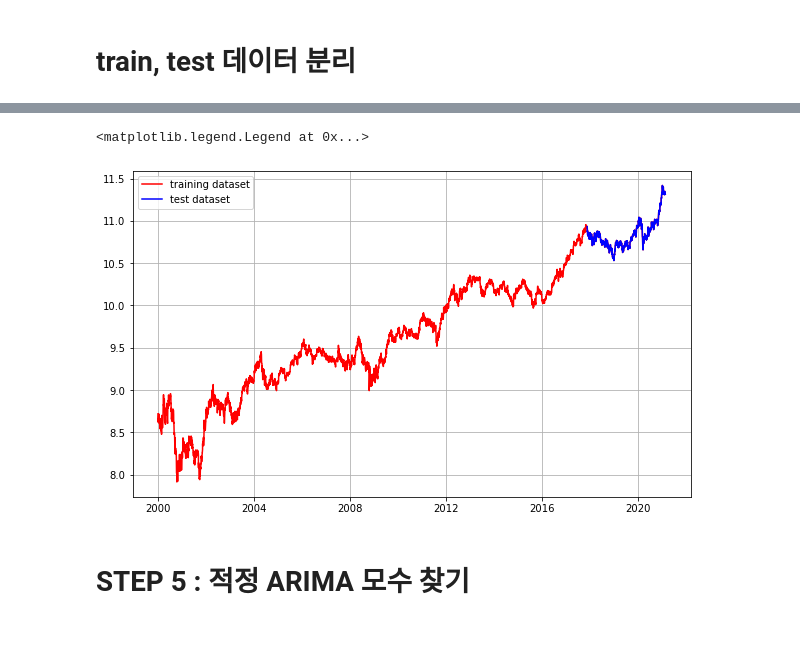
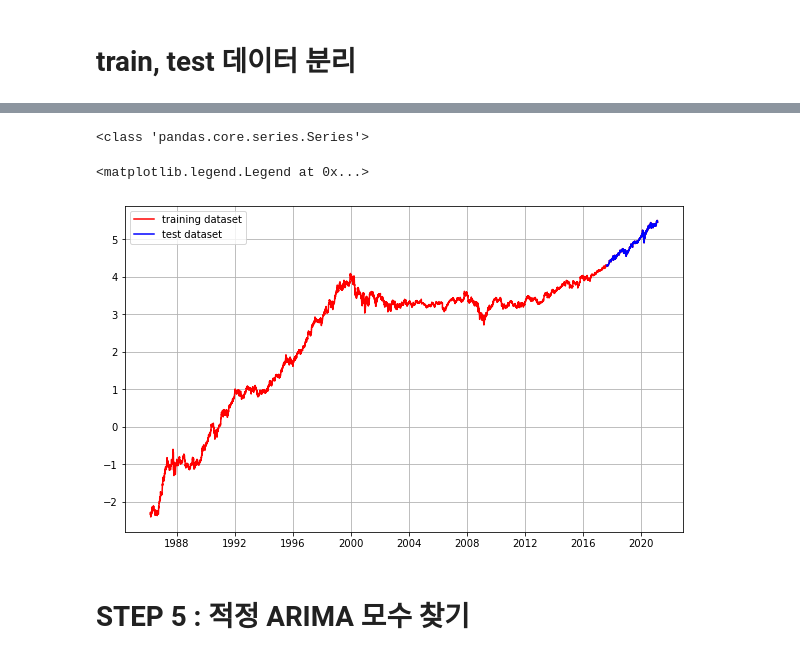
Before and after one commit to hayaseleu/SSAC_classifications, a Jupyter notebook: E-13 forecasting with arima/E13_Time_series_report.ipynb, the cells around one changed output, grey strips where cells are left out. Cells and saved outputs as stored; diff of their text form; code cells hidden in the pictures.

```diff
--- a/E-13 forecasting with arima/E13_Time_series_report.ipynb
+++ b/E-13 forecasting with arima/E13_Time_series_report.ipynb
@@ -330,7 +710,7 @@ MAPE: 33.14%
 # 데이터 준비
 # %%
 # Time Series 생성
-dataset_filepath  = os.getenv('HOME')  + '/aiffel/stock_prediction/data/005930.KS.csv'
+dataset_filepath  = os.getenv('HOME')  + '/aiffel/stock_prediction/data/MSFT.csv'
 df = pd.read_csv(dataset_filepath, index_col = 'Date', parse_dates = True)
 ts = df['Close']
 print(type(ts))
@@ -452,14 +880,19 @@ residual은 상당히 stationary함을 볼 수 있다.
+# %%
+train_data, test_data = ts_log[ : int(len(ts_log)*0.90)], ts_log[int(len(ts_log)* 0.90 ): ]
+print(type(train_data))
+# %% [output]
+<class 'pandas.core.series.Series'>
 # %%
-train_data, test_data = ts_log[ : int(len(ts_log)*0.85)], ts_log[int(len(ts_log)* 0.85 ): ]
+train_data, test_data = ts_log[ : int(len(ts_log)*0.90)], ts_log[int(len(ts_log)* 0.90 ): ]
 plt.figure(figsize = (10,6))
 plt.grid(True)
 plt.plot(ts_log, c = 'r', label = 'training dataset')
 
 plt.plot(test_data, c = 'b', label = 'test dataset')
 plt.legend()
 # %% [output]
 <matplotlib.legend.Legend at 0x...>
-[figure, old version]
+[figure, new version]
 # %% [markdown]
 # STEP 5 : 적정 ARIMA 모수 찾기
 # %%
```
Also changed, not shown: parts of 88 cells of this notebook.
